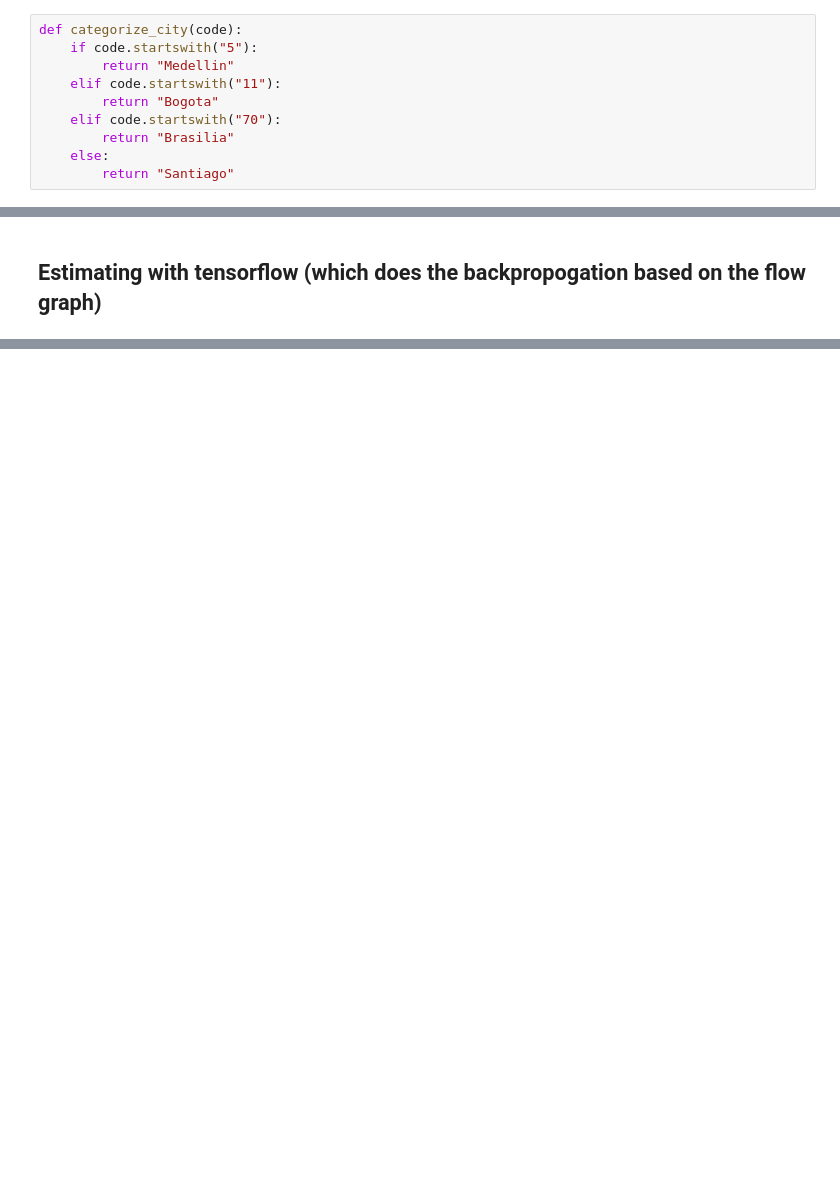
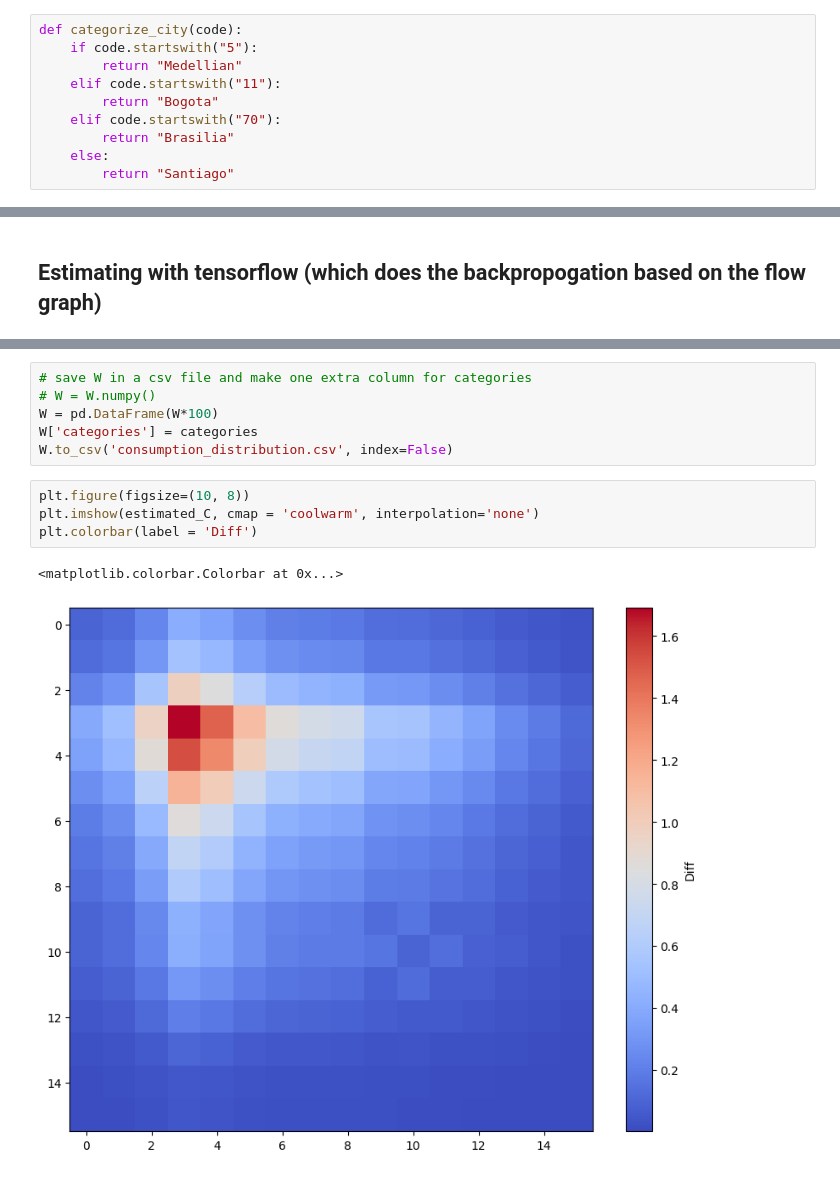
Before and after one commit to KnowledgeEdgeAI/PETs_for_Public_Health_Challenge, a Jupyter notebook: learnConsumptionDistribution.ipynb, the cells around one changed output, grey strips where cells are left out. Saved outputs shown, nothing was run; the diff lists cells and outputs as text; blank space fills up the shorter version.

Commit message:
estimating consumption distribution

```diff
--- a/learnConsumptionDistribution.ipynb
+++ b/learnConsumptionDistribution.ipynb
@@ -12,7 +32,7 @@ data = pd.read_csv(r"/content/drive/MyDrive/technical_phase_data.csv")
 # %%
 def categorize_city(code):
     if code.startswith("5"):
-        return "Medellin"
+        return "Medellian"
     elif code.startswith("11"):
         return "Bogota"
     elif code.startswith("70"):
@@ -528,0 +207,13 @@ plt.show()
+# %%
+# save W in a csv file and make one extra column for categories
+# W = W.numpy()
+W = pd.DataFrame(W*100)
+W['categories'] = categories
+W.to_csv('consumption_distribution.csv', index=False)
+# %%
+plt.figure(figsize=(10, 8))
+plt.imshow(estimated_C, cmap = 'coolwarm', interpolation='none')
+plt.colorbar(label = 'Diff')
+# %% [output]
+<matplotlib.colorbar.Colorbar at 0x...>
+[figure, added]
```
Also changed, not shown: parts of 40 cells of this notebook, 3 other files.
